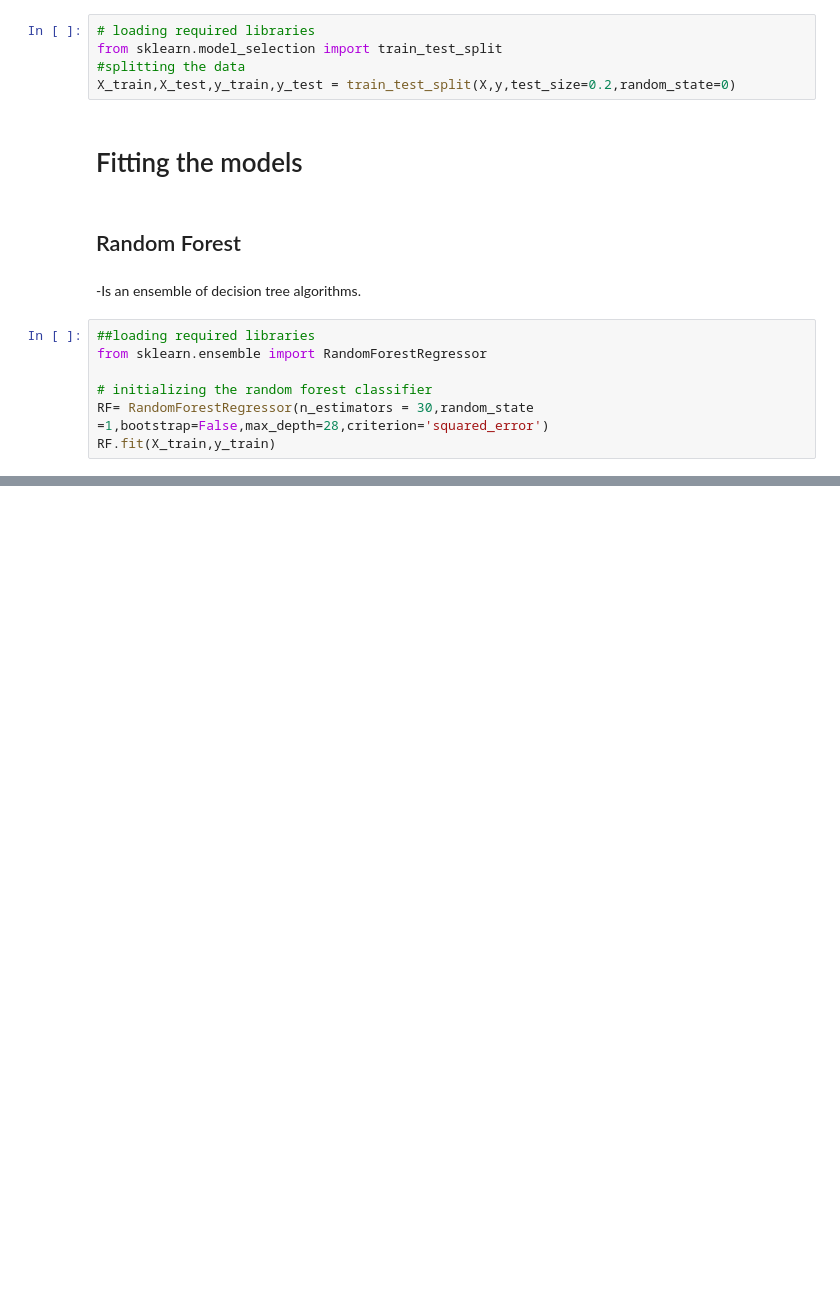
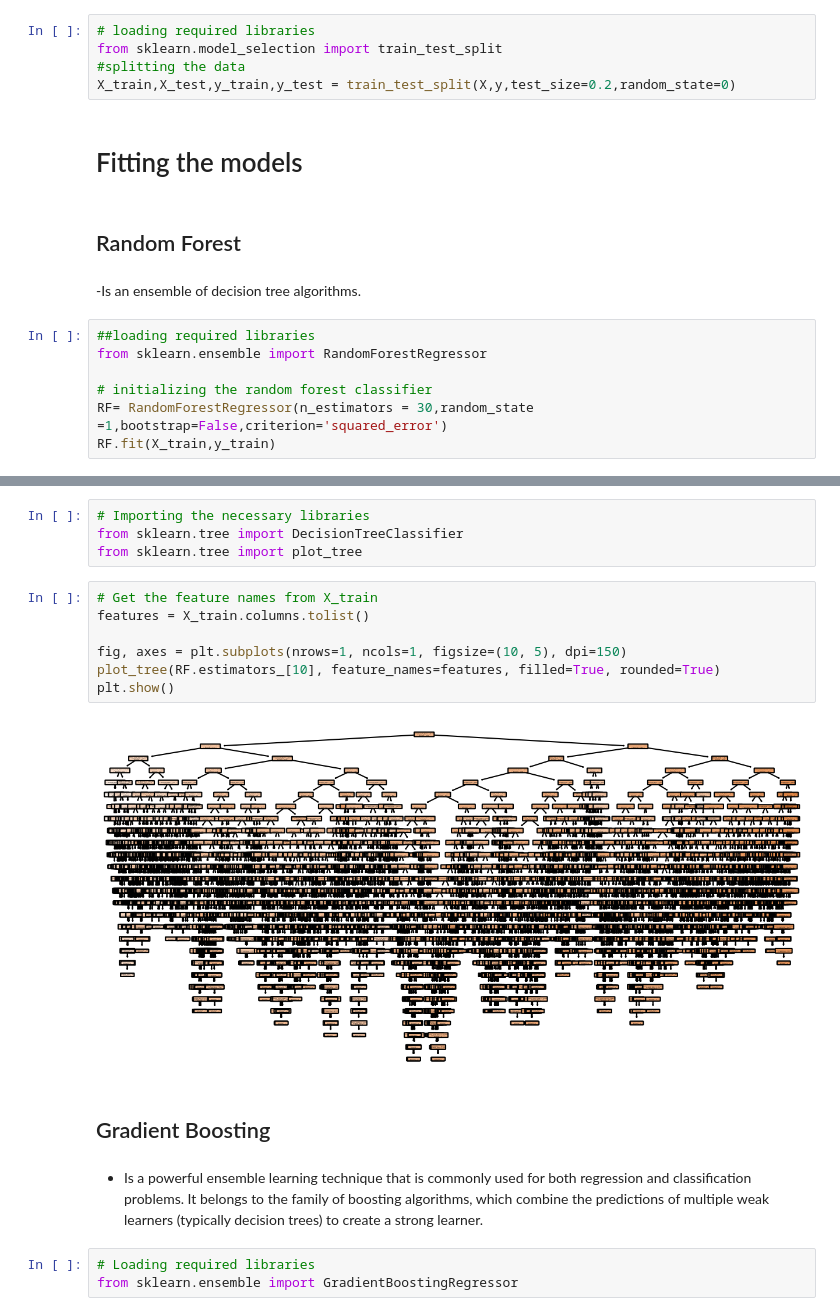
Before and after one commit to Lorraine254/Extreme-Weather-Analysis, a Jupyter notebook: Extreme Weather Analysis.ipynb, the cells around one changed output, grey strips where cells are left out. Drawn from its saved outputs; the diff is of its cells as text; blank space fills up the shorter version.

```diff
--- a/Extreme Weather Analysis.ipynb
+++ b/Extreme Weather Analysis.ipynb
@@ -301,5 +305,5 @@ X_train,X_test,y_train,y_test = train_test_split(X,y,test_size=0.2,random_state=
 from sklearn.ensemble import RandomForestRegressor
 
 # initializing the random forest classifier
-RF= RandomForestRegressor(n_estimators = 30,random_state =1,bootstrap=False,max_depth=28,criterion='squared_error')
+RF= RandomForestRegressor(n_estimators = 30,random_state =1,bootstrap=False,criterion='squared_error')
 RF.fit(X_train,y_train)
@@ -305,0 +343,20 @@ RF.fit(X_train,y_train)
+# %%
+# Importing the necessary libraries
+from sklearn.tree import DecisionTreeClassifier
+from sklearn.tree import plot_tree
+# %%
+# Get the feature names from X_train
+features = X_train.columns.tolist()
+
+fig, axes = plt.subplots(nrows=1, ncols=1, figsize=(10, 5), dpi=150)
+plot_tree(RF.estimators_[10], feature_names=features, filled=True, rounded=True)
+plt.show()
+# %% [output]
+[figure, added]
+# %% [markdown]
+## Gradient Boosting
+# %% [markdown]
+- Is a powerful ensemble learning technique that is commonly used for both regression and classification problems. It belongs to the family of boosting algorithms, which combine the predictions of multiple weak learners (typically decision trees) to create a strong learner.
+# %%
+# Loading required libraries
+from sklearn.ensemble import GradientBoostingRegressor
```
Also changed, not shown: parts of 42 cells of this notebook, 1 other file.
